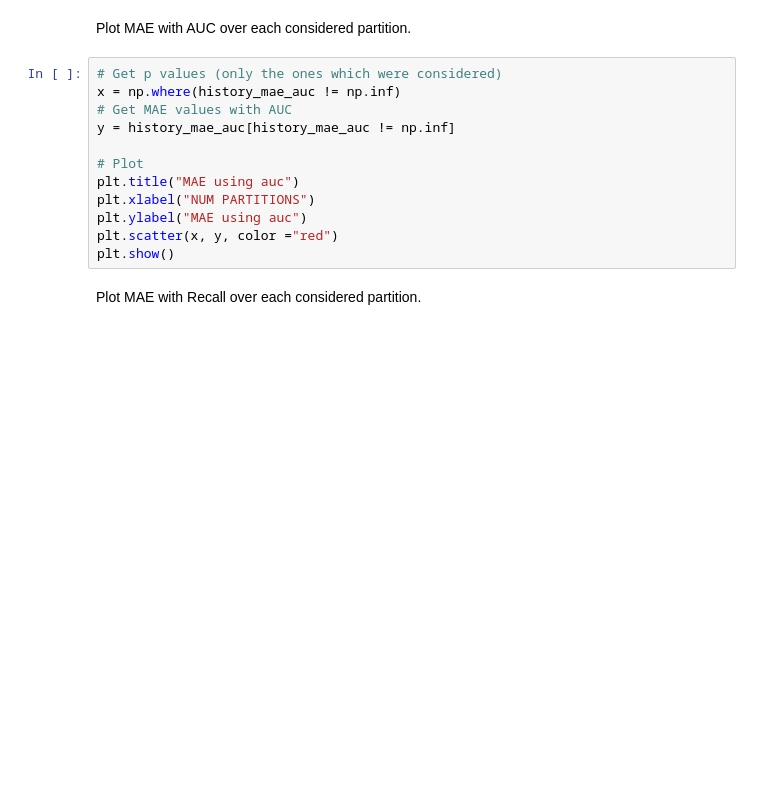
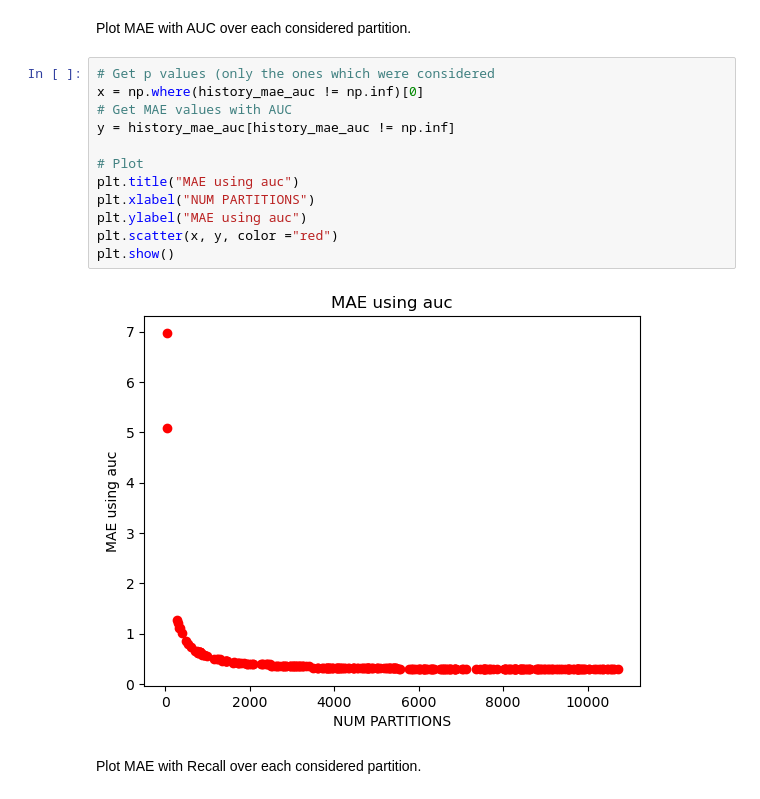
Before and after one commit to peetceenatoo/my-first-research-project, a Jupyter notebook: Implementation/KuaiRec 2.0/Notebook-Full-Flow.ipynb, the cells around one changed output. Cells and saved outputs as stored; diff of their text form; blank space fills up the shorter version.

```diff
--- a/Implementation/KuaiRec 2.0/Notebook-Full-Flow.ipynb
+++ b/Implementation/KuaiRec 2.0/Notebook-Full-Flow.ipynb
@@ -457,17 +530,19 @@ print(f"Best partition: {best_partition} with combined score: {best_score}")
 # %% [markdown]
 Plot MAE with AUC over each considered partition.
 # %%
-# Get p values (only the ones which were considered)
-x = np.where(history_mae_auc != np.inf)
+# Get p values (only the ones which were considered
+x = np.where(history_mae_auc != np.inf)[0]
 # Get MAE values with AUC
 y = history_mae_auc[history_mae_auc != np.inf]
 
 # Plot
 plt.title("MAE using auc")
 plt.xlabel("NUM PARTITIONS")
 plt.ylabel("MAE using auc")
 plt.scatter(x, y, color ="red")
 plt.show()
+# %% [output]
+[figure, added]
 # %% [markdown]
 Plot MAE with Recall over each considered partition.
 # %%
```
Also changed, not shown: parts of 12 cells of this notebook.
